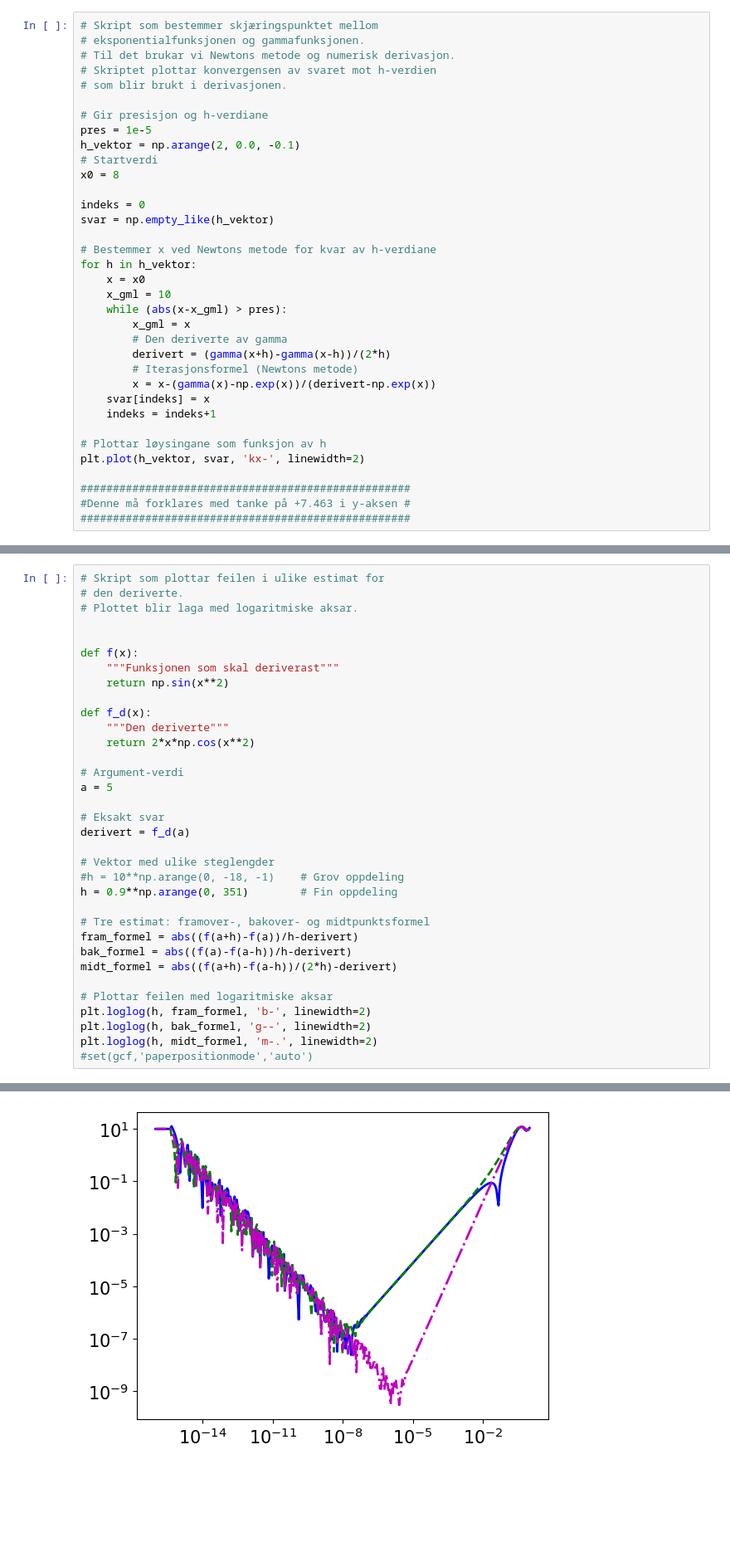
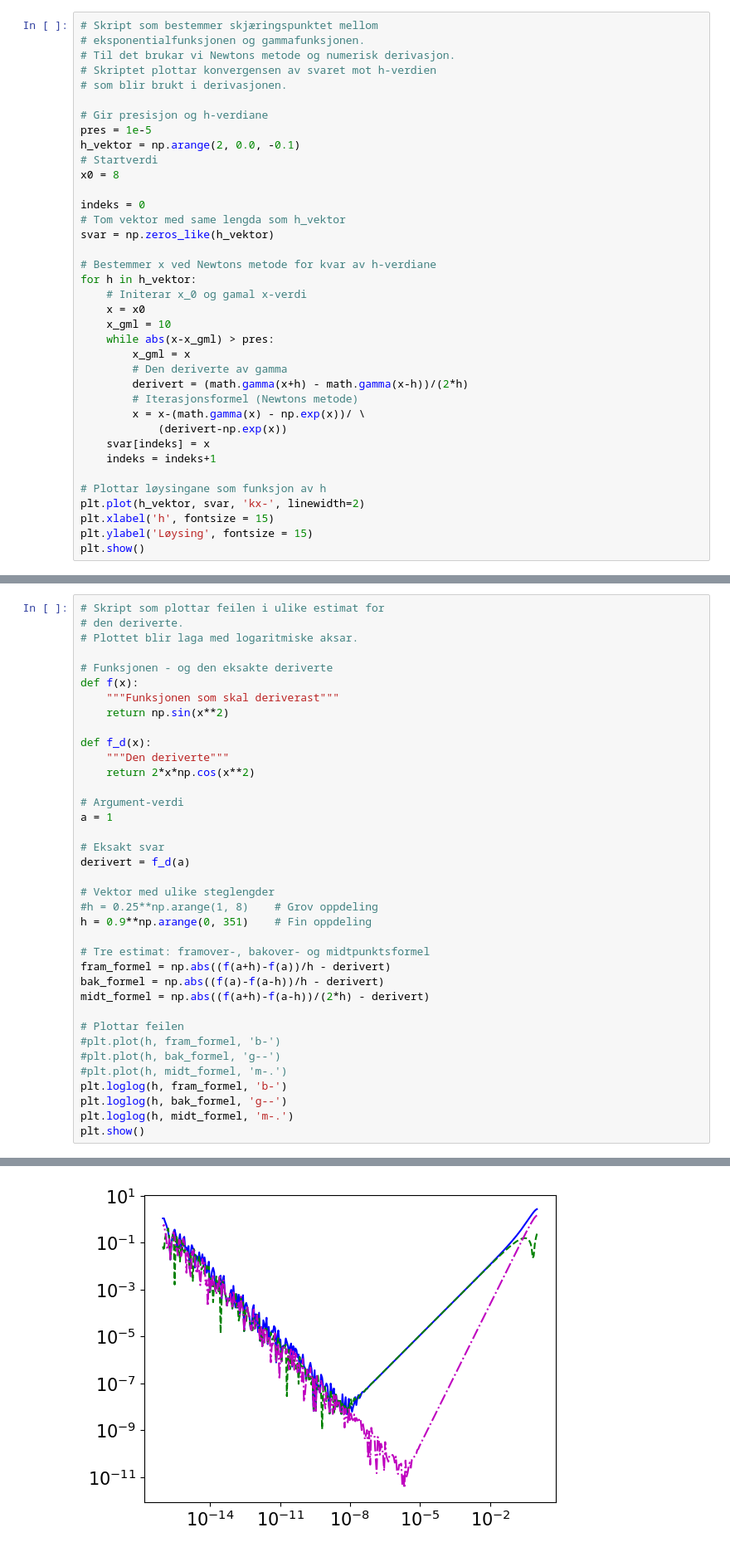
Before and after one commit to nummet/nummet, a Jupyter notebook: Kap_08_Numerisk_derivasjon/Numerisk_derivasjon_Python.ipynb, the cells around one changed output, grey strips where cells are left out. Shown at 83% size. Cells and saved outputs as stored; diff of their text form; blank space fills up the shorter version.

```diff
--- a/Kap_08_Numerisk_derivasjon/Numerisk_derivasjon_Python.ipynb
+++ b/Kap_08_Numerisk_derivasjon/Numerisk_derivasjon_Python.ipynb
@@ -63,25 +72,27 @@ h_vektor = np.arange(2, 0.0, -0.1)
 x0 = 8
 
 indeks = 0
-svar = np.empty_like(h_vektor)
+# Tom vektor med same lengda som h_vektor
+svar = np.zeros_like(h_vektor)
 
 # Bestemmer x ved Newtons metode for kvar av h-verdiane
 for h in h_vektor:
+    # Initerar x_0 og gamal x-verdi
     x = x0
     x_gml = 10
-    while (abs(x-x_gml) > pres):
+    while abs(x-x_gml) > pres:
         x_gml = x
         # Den deriverte av gamma
-        derivert = (gamma(x+h)-gamma(x-h))/(2*h)
+        derivert = (math.gamma(x+h) - math.gamma(x-h))/(2*h)
         # Iterasjonsformel (Newtons metode)
-        x = x-(gamma(x)-np.exp(x))/(derivert-np.exp(x))
+        x = x-(math.gamma(x) - np.exp(x))/ \
+            (derivert-np.exp(x))
     svar[indeks] = x
     indeks = indeks+1
 
 # Plottar løysingane som funksjon av h
 plt.plot(h_vektor, svar, 'kx-', linewidth=2)
-
-###################################################
-#Denne må forklares med tanke på +7.463 i y-aksen #
-###################################################
+plt.xlabel('h', fontsize = 15)
+plt.ylabel('Løysing', fontsize = 15)
+plt.show()
 # %% [output]
@@ -92,7 +102,7 @@ plt.plot(h_vektor, svar, 'kx-', linewidth=2)
 # den deriverte.
 # Plottet blir laga med logaritmiske aksar.
 
-
+# Funksjonen - og den eksakte deriverte
 def f(x):
     """Funksjonen som skal deriverast"""
     return np.sin(x**2)
@@ -102,23 +112,26 @@ def f_d(x):
     return 2*x*np.cos(x**2)
 
 # Argument-verdi
-a = 5
+a = 1
 
 # Eksakt svar
 derivert = f_d(a)
 
 # Vektor med ulike steglengder
-#h = 10**np.arange(0, -18, -1)    # Grov oppdeling
-h = 0.9**np.arange(0, 351)        # Fin oppdeling
+#h = 0.25**np.arange(1, 8)    # Grov oppdeling
+h = 0.9**np.arange(0, 351)    # Fin oppdeling
 
 # Tre estimat: framover-, bakover- og midtpunktsformel
-fram_formel = abs((f(a+h)-f(a))/h-derivert)
-bak_formel = abs((f(a)-f(a-h))/h-derivert)
-midt_formel = abs((f(a+h)-f(a-h))/(2*h)-derivert)
+fram_formel = np.abs((f(a+h)-f(a))/h - derivert)
+bak_formel = np.abs((f(a)-f(a-h))/h - derivert)
+midt_formel = np.abs((f(a+h)-f(a-h))/(2*h) - derivert)
 
-# Plottar feilen med logaritmiske aksar
-plt.loglog(h, fram_formel, 'b-', linewidth=2)
-plt.loglog(h, bak_formel, 'g--', linewidth=2)
-plt.loglog(h, midt_formel, 'm-.', linewidth=2)
-#set(gcf,'paperpositionmode','auto')
+# Plottar feilen
+#plt.plot(h, fram_formel, 'b-')
+#plt.plot(h, bak_formel, 'g--')
+#plt.plot(h, midt_formel, 'm-.')
+plt.loglog(h, fram_formel, 'b-')
+plt.loglog(h, bak_formel, 'g--')
+plt.loglog(h, midt_formel, 'm-.')
+plt.show()
 # %% [output]
@@ -126 +138 @@ plt.loglog(h, midt_formel, 'm-.', linewidth=2)
-[figure, old version]
+[figure, new version]
```
Also changed, not shown: parts of 4 cells of this notebook, 2 other files.
